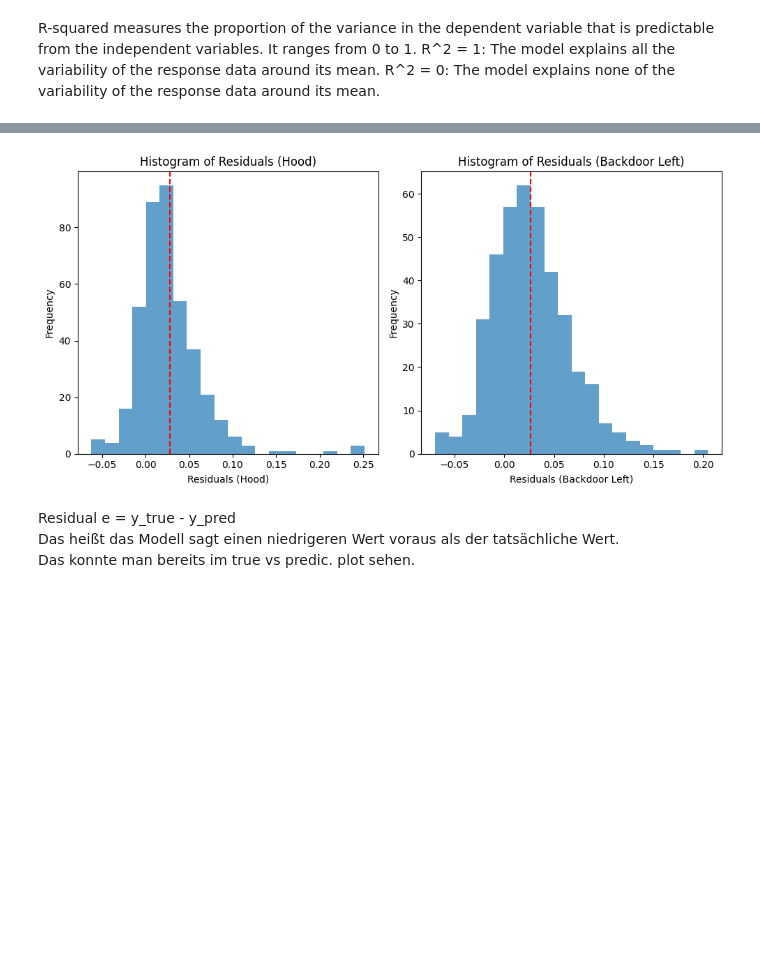
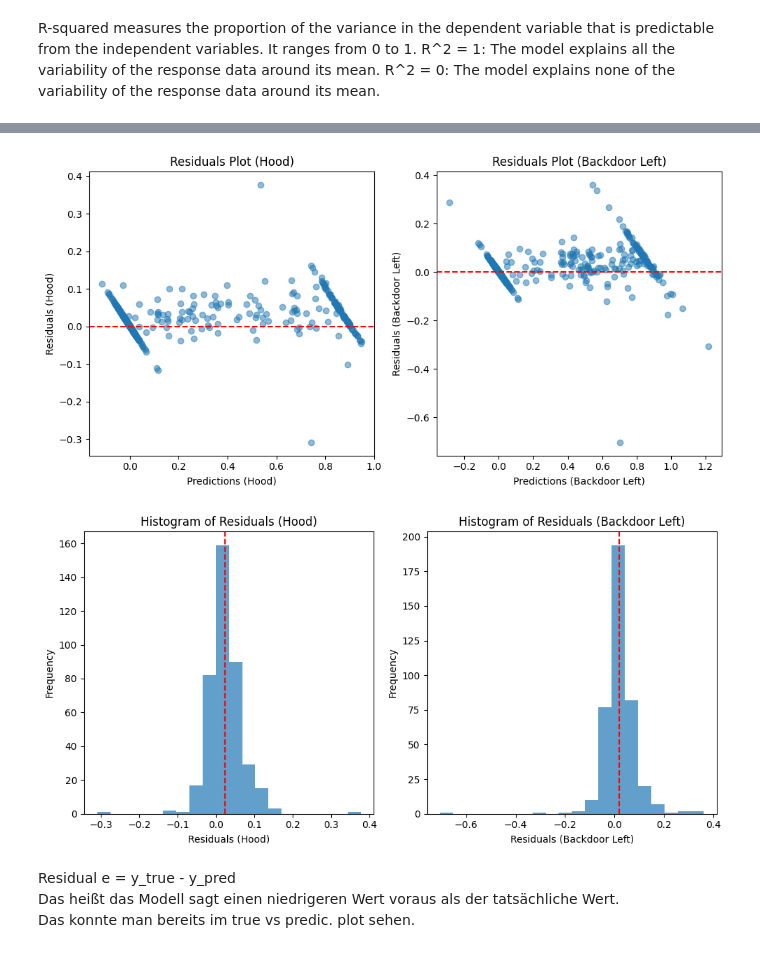
Before and after one commit to JoshAlb21/cv-challenge, a Jupyter notebook: task.ipynb, the cells around one changed output, grey strips where cells are left out. Saved outputs shown, nothing was run; the diff lists cells and outputs as text; code cells hidden in the pictures; blank space fills up the shorter version.

```diff
--- a/task.ipynb
+++ b/task.ipynb
@@ -356,25 +400,8 @@ plt.show()
-# %%
-plt.figure(figsize=(10, 5))
-
-plt.subplot(1, 2, 1)
-plt.hist(residuals_hood, bins=20, alpha=0.7)
-#plot vertical mean line
-plt.axvline(x=np.mean(residuals_hood), color='r', linestyle='--')
-plt.xlabel('Residuals (Hood)')
-plt.ylabel('Frequency')
-plt.title('Histogram of Residuals (Hood)')
-
-plt.subplot(1, 2, 2)
-plt.hist(residuals_backdoor_left, bins=20, alpha=0.7)
-plt.axvline(x=np.mean(residuals_backdoor_left), color='r', linestyle='--')
-plt.xlabel('Residuals (Backdoor Left)')
-plt.ylabel('Frequency')
-plt.title('Histogram of Residuals (Backdoor Left)')
-
-plt.tight_layout()
-plt.show()
-# %% [output]
-[figure, removed]
+# %%
+pred_vs_res(y_true, y_pred)
+# %% [output]
+[figure, added]
+[figure, added]
 # %% [markdown]
 Residual e = y_true - y_pred <br>
 Das heißt das Modell sagt einen niedrigeren Wert voraus als der tatsächliche Wert. <br>
```
Also changed, not shown: parts of 30 cells of this notebook.
